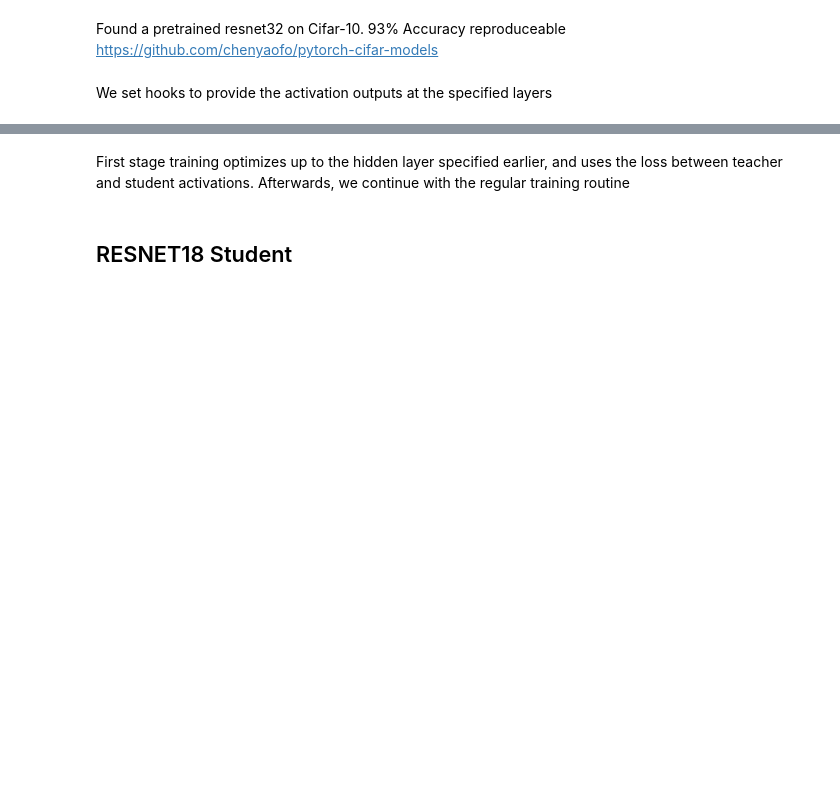
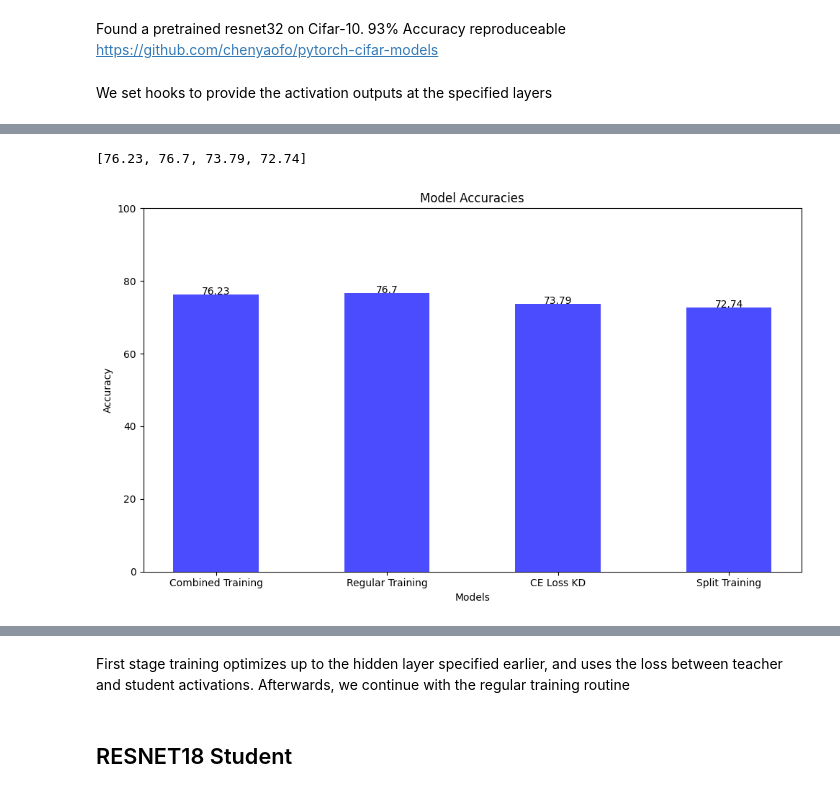
Before and after one commit to mtllcr/teacher-student-network, a Jupyter notebook: intermediate-regressor.ipynb, the cells around one changed output, grey strips where cells are left out. Drawn from its saved outputs; the diff is of its cells as text; code cells hidden in the pictures; blank space fills up the shorter version.

```diff
--- a/intermediate-regressor.ipynb
+++ b/intermediate-regressor.ipynb
@@ -510,10 +511,10 @@ MaxPool2d(kernel_size=2, stride=2, padding=0, dilation=1, ceil_mode=False)
 # %%
 student_layer_kd_combine = student_kd_inter_combined.pool2
 
-train_kd_intermediate_combined(teacher=teacher_resnet50,
+loss_comb = train_kd_intermediate_combined(teacher=teacher_resnet50,
                                student=student_kd_inter_combined,
                                 train_loader=train_loader,
-                                epochs=10,
+                                epochs=25,
                                 learning_rate=0.0005,
                                 T=3,
                                 soft_target_loss_weight=0.3,
@@ -523,7 +524,7 @@ train_kd_intermediate_combined(teacher=teacher_resnet50,
                                 teacher_layer=teacher_layer,
                                 early_stop=True)
 
-kd_combine_results = test(student_learner, test_loader, device)
+kd_combine_results = test(student_kd_inter_combined, test_loader, device)
 # %% [output]
 Knowledge distillation training
 Hook Set: Bottleneck(
@@ -571,3 +771,9 @@ NameError: name 'non_learner_results' is not defined
+# %%
+print(acc)
+plot_model_accuracies(model_names, acc)
+# %% [output]
+[76.23, 76.7, 73.79, 72.74]
+[figure, added]
 # %%
 student_test_first_stage = studentNN().to(device)
 student_layer = student_test_first_stage.pool2
```
Also changed, not shown: parts of 25 cells of this notebook, 2 other files.
